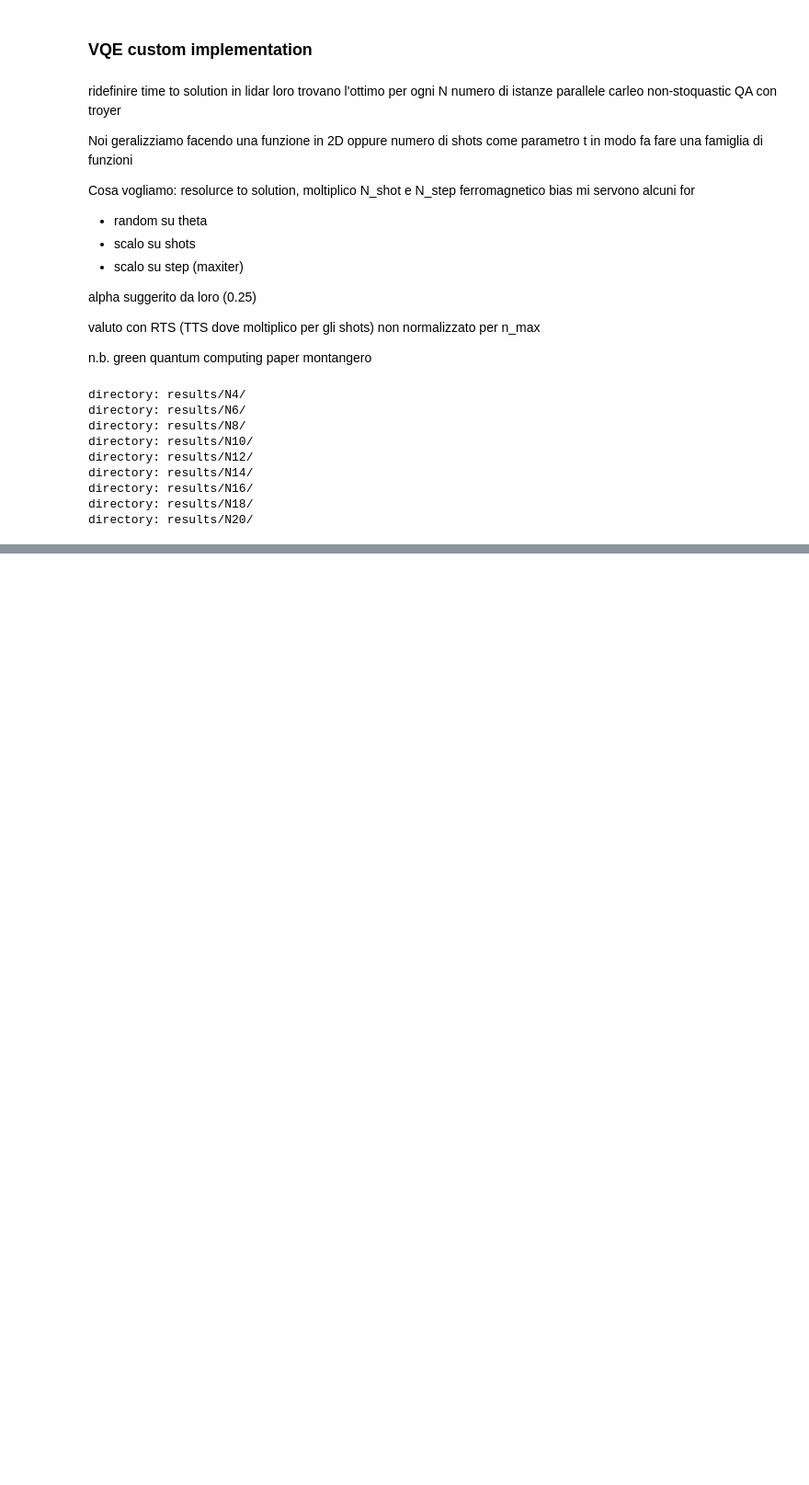
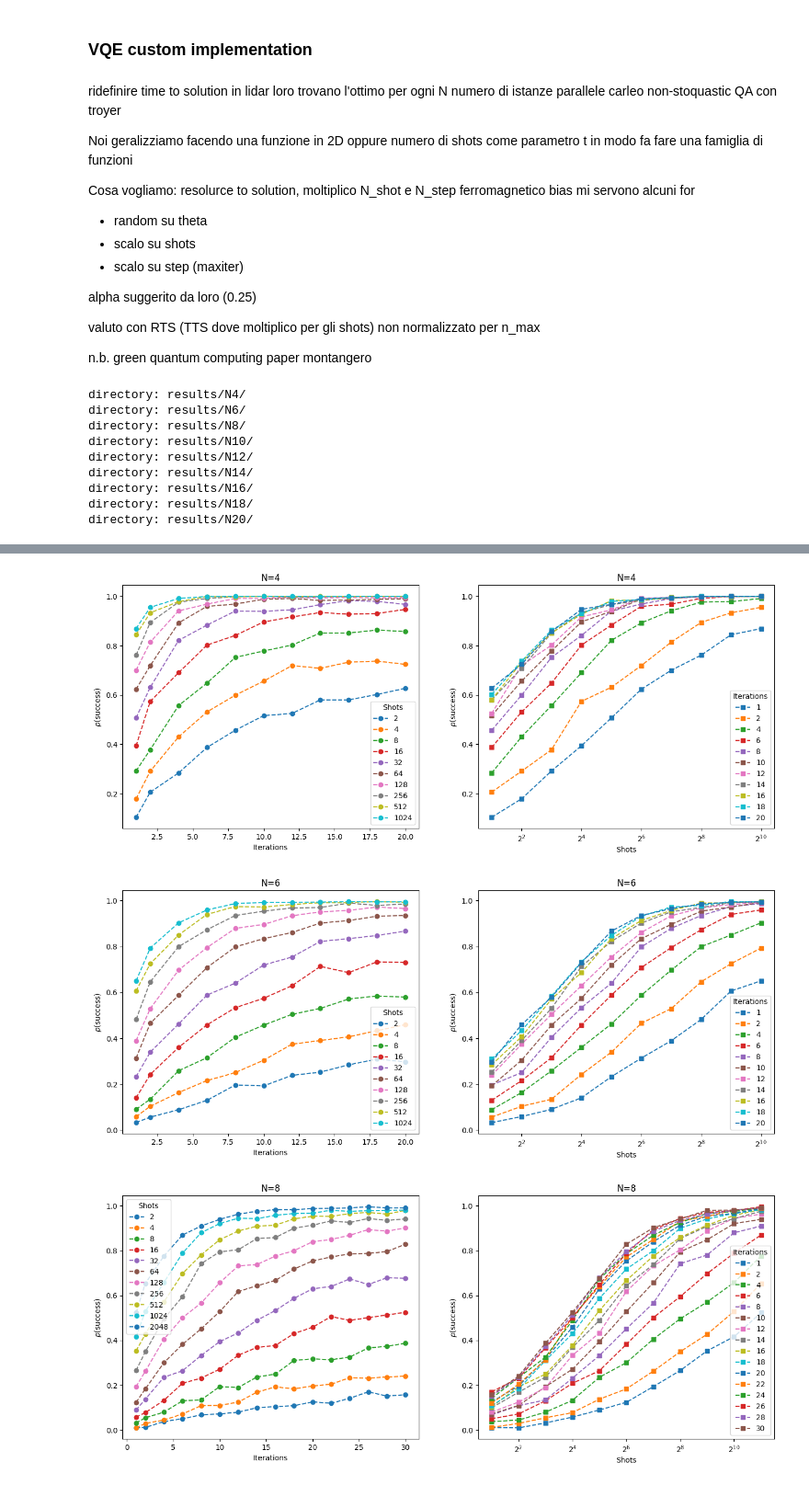
Before and after one commit to gscriva/cvar-opt, a Jupyter notebook: my_vqe.ipynb, the cells around one changed output, grey strips where cells are left out. Shown at 92% size. Saved outputs shown, nothing was run; the diff lists cells and outputs as text; code cells hidden in the pictures; blank space fills up the shorter version.

```diff
--- a/my_vqe.ipynb
+++ b/my_vqe.ipynb
@@ -157,0 +154,34 @@ for i, (p,t) in enumerate(zip(psucc, ts)):
+# %%
+for k, (p,s,nfev) in enumerate(zip(psucc, shots, nfevs)):
+    len_iter = np.max(nfev)//2+1
+
+    p = np.reshape(p, (-1,len_iter))
+    s = np.reshape(s, (-1,len_iter))
+    nfev = np.reshape(nfev, (-1,len_iter))
+
+    fig, (ax1, ax2) = plt.subplots(1,2, figsize=(16,6))
+    for i in range(p.shape[0]):
+        ax1.plot(nfev[i,:], p[i,:], '--o', label=s[i,0])
+    for j in range(p.shape[1]):
+        ax2.plot(s[:,j], p[:,j], '--s', label=nfev[0,j])
+
+    ax1.set_xlabel('Iterations')
+    ax1.set_ylabel(r'$p$(success)')
+    #ax1.set_ylim(0,1.1)
+
+    ax2.set_xlabel('Shots')
+    ax2.set_xscale('log', base=2)
+    ax2.set_ylabel(r'$p$(success)')
+    #ax2.set_ylim(0,1.1)
+
+    ax1.legend(title='Shots')
+    ax2.legend(title='Iterations')
+
+    ax1.set_title(f'N={4+k*2}')
+    ax2.set_title(f'N={4+k*2}')
+
+    plt.savefig(f'shots_iter_N{4+k*2}.png')
+# %% [output]
+[figure, added]
+[figure, added]
+[figure, added]
```
Also changed, not shown: parts of 26 cells of this notebook.
